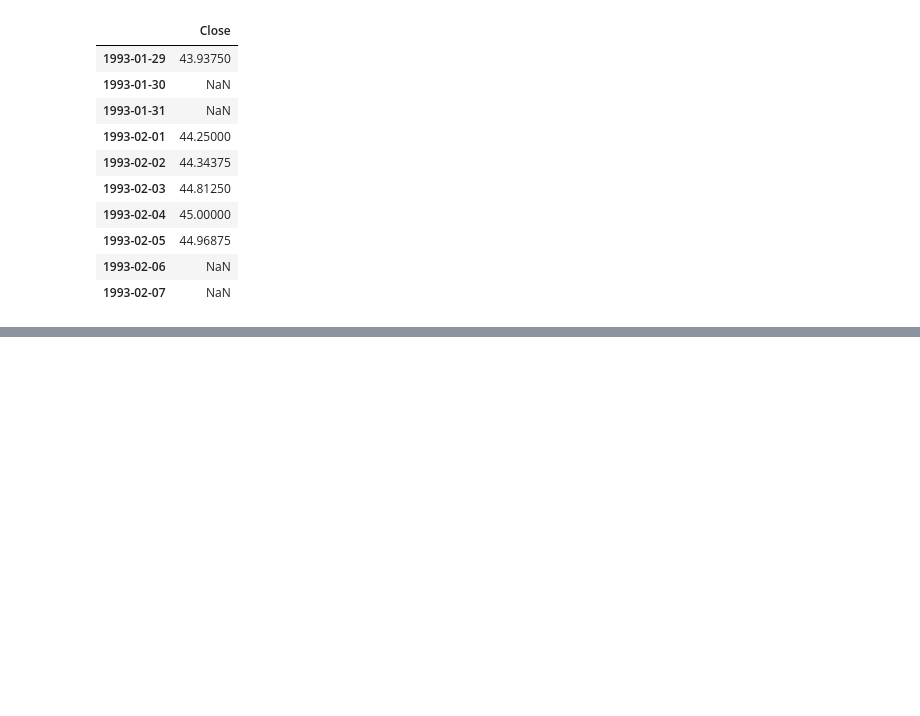
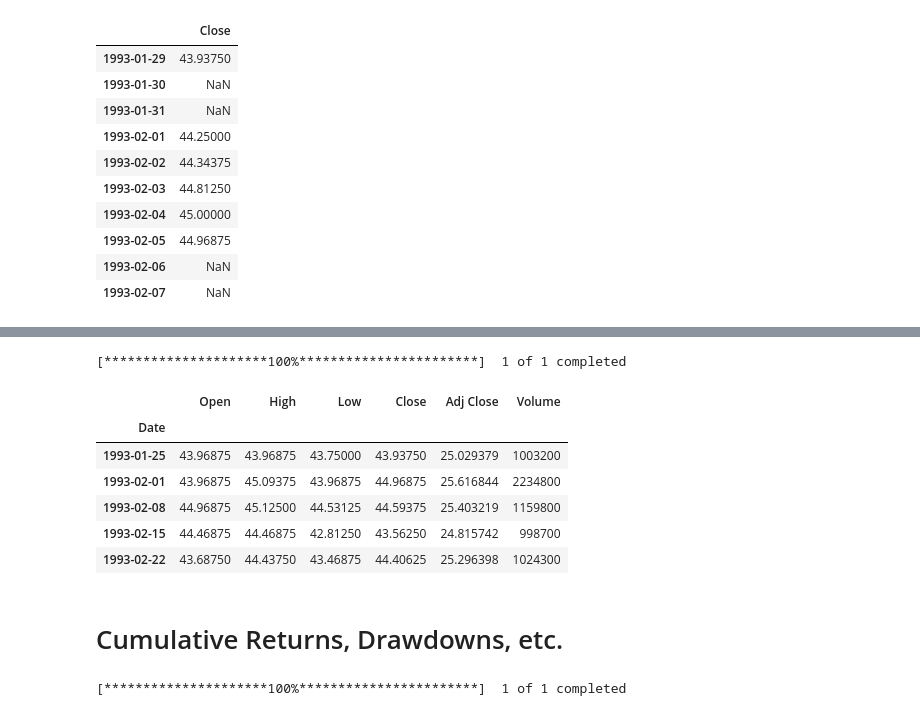
Before and after one commit to apolanco3225/Quant-Finance-Courses, a Jupyter notebook: Algoritmic Trading Bot/Tutorials (exercises)/Algo Trading.ipynb, the cells around one changed output, grey strips where cells are left out. Drawn from its saved outputs; the diff is of its cells as text; code cells hidden in the pictures; blank space fills up the shorter version.

```diff
--- a/Algoritmic Trading Bot/Tutorials (exercises)/Algo Trading.ipynb
+++ b/Algoritmic Trading Bot/Tutorials (exercises)/Algo Trading.ipynb
@@ -649,0 +682,20 @@ data.head(10)
+# %%
+#Valid intervals: 1m,2m,5m,15m,30m,60m,90m,1h,1d,5d,1wk,1mo,3mo
+
+spy_df = yf.download("SPY", interval="1wk")
+spy_df.head()
+# %% [output]
+[*********************100%***********************]  1 of 1 completed
+|  | Open | High | Low | Close | Adj Close | Volume |
+| Date |  |  |  |  |  |  |
+| 1993-01-25 | 43.96875 | 43.96875 | 43.75000 | 43.93750 | 25.029379 | 1003200 |
+| 1993-02-01 | 43.96875 | 45.09375 | 43.96875 | 44.96875 | 25.616844 | 2234800 |
+| 1993-02-08 | 44.96875 | 45.12500 | 44.53125 | 44.59375 | 25.403219 | 1159800 |
+| 1993-02-15 | 44.46875 | 44.46875 | 42.81250 | 43.56250 | 24.815742 | 998700 |
+| 1993-02-22 | 43.68750 | 44.43750 | 43.46875 | 44.40625 | 25.296398 | 1024300 |
+# %% [markdown]
+# Cumulative Returns, Drawdowns, etc.
+# %%
+apple_df = yf.download("AAPL")
+# %% [output]
+[*********************100%***********************]  1 of 1 completed
```
Also changed, not shown: parts of 11 cells of this notebook.
